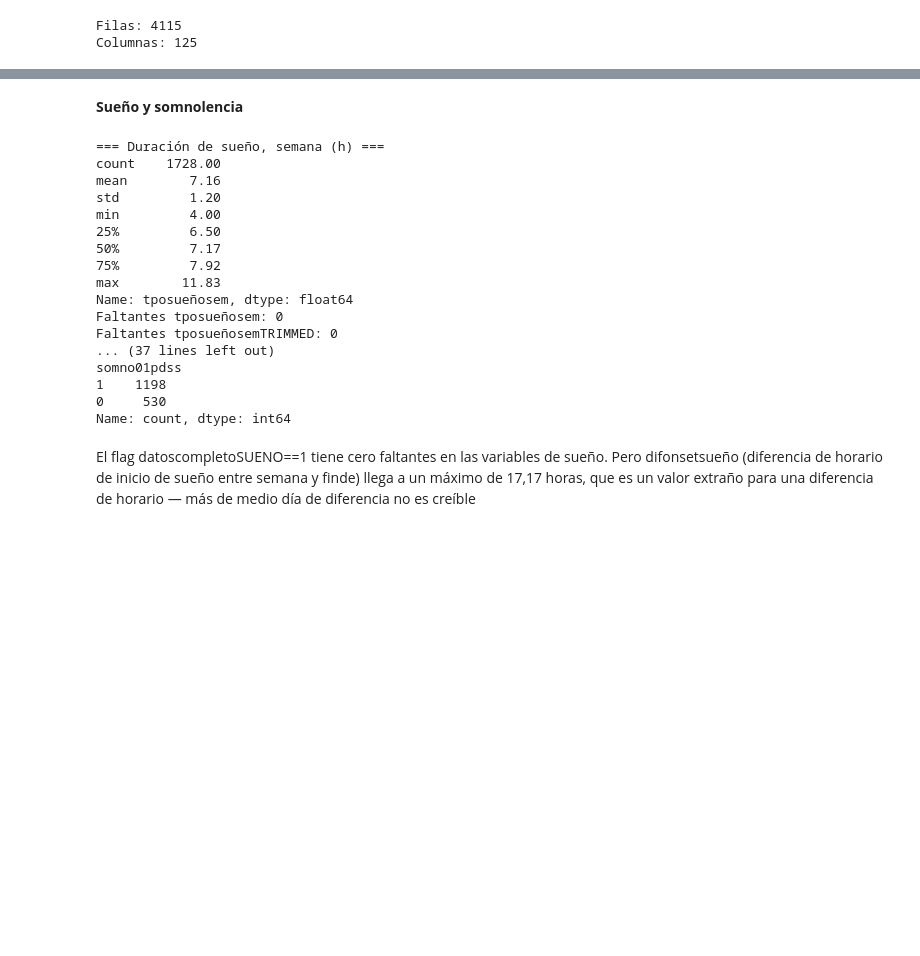
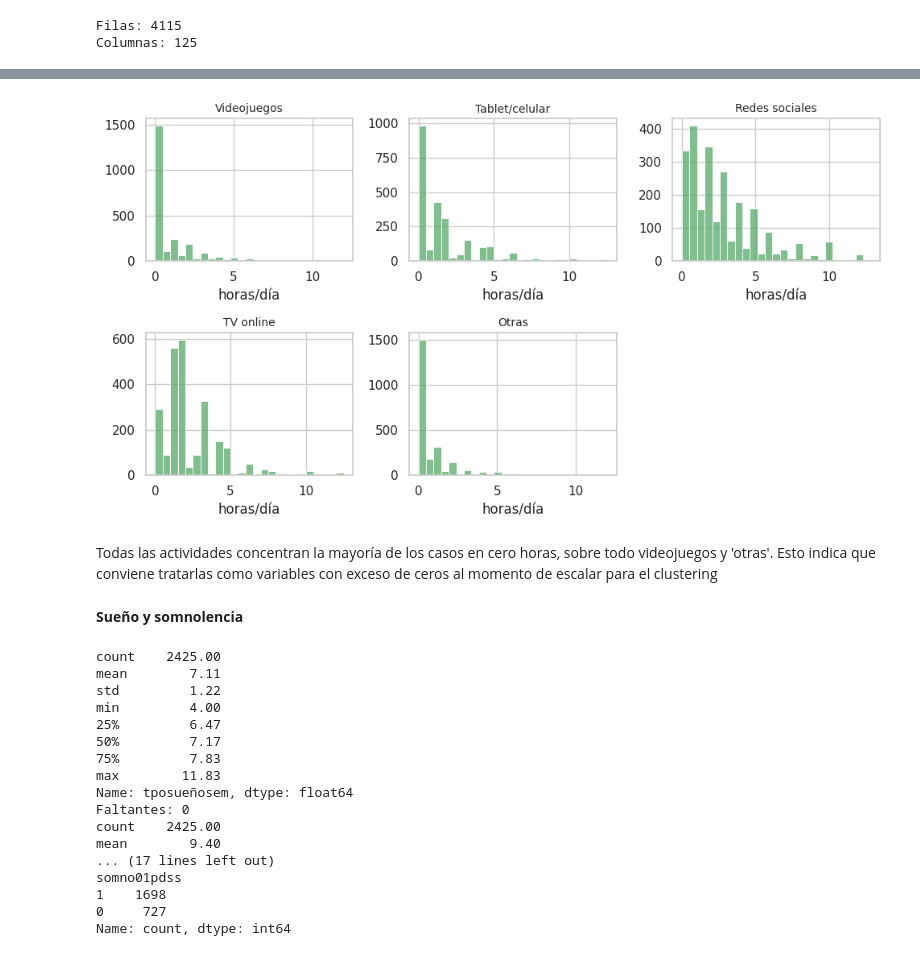
Before and after one commit to ChronosXV/Aprendizaje-Automatico, a Jupyter notebook: Aprendizaje_Automatico.ipynb, the cells around one changed output, grey strips where cells are left out. Saved outputs shown, nothing was run; the diff lists cells and outputs as text; code cells hidden in the pictures; blank space fills up the shorter version.

```diff
--- a/Aprendizaje_Automatico.ipynb
+++ b/Aprendizaje_Automatico.ipynb
@@ -508,53 +204,53 @@ La variable pantalla_total_final con 1.526 de 1.728 casos, sera la variable cent
+# %%
+NOMBRES = {
+    'tpovideojuegoshstrimmed': 'Videojuegos',
+    'tpojuegotabletcelhstrimmed': 'Tablet/celular',
+    'tporedeshstrimmed': 'Redes sociales',
+    'tpotvonlinehstrimeed': 'TV online',
+    'tpootrashstrimed': 'Otras',
+}
+
+fig, axes = plt.subplots(2, 3, figsize=(10, 5.5))
+for ax, c in zip(axes.ravel(), cols_pantalla):
+    sns.histplot(d[c].dropna(), bins=25, color='#55A868', ax=ax)
+    ax.set_title(NOMBRES[c], fontsize=10)
+    ax.set_xlabel('horas/día')
+    ax.set_ylabel('')
+
+axes.ravel()[-1].axis('off')  # el sexto panel queda vacío (son 5 componentes)
+plt.tight_layout()
+plt.show()
+# %% [output]
+[figure, added]
+# %% [markdown]
+Todas las actividades concentran la mayoría de los casos en cero horas, sobre todo videojuegos y 'otras'. Esto indica que conviene tratarlas como variables con exceso de ceros al momento de escalar para el clustering
 # %% [markdown]
 **Sueño y somnolencia**
 # %%
-criterio = (
-    (df['datoscompletoDEMOG'] == 1) &
-    (df['datoscompletoSUENO'] == 1) &
-    (df['datoscompletoPANTALLAS'] == 1) &
-    (df['excluFINAL'] == 1) &
-    (df['edad'] <= 18)
-)
-d = df[criterio].copy()
+# Sueño y somnolencia
+print(d['tposueñosem'].describe().round(2))
+print('Faltantes:', d['tposueñosem'].isna().sum())
 
-print('=== Duración de sueño, semana (h) ===')
-print(d['tposueñosem'].describe().round(2))
-print('Faltantes tposueñosem:', d['tposueñosem'].isna().sum())
-print('Faltantes tposueñosemTRIMMED:', d['tposueñosemTRIMMED'].isna().sum())
+print(d['tpofsueñosem'].describe().round(2))
+print('Faltantes:', d['tpofsueñosem'].isna().sum())
 
-print()
-print('=== Duración de sueño, fin de semana (h) ===')
-print(d['tpofsueñosem'].describe().round(2))
-print('Faltantes tpofsueñosem:', d['tpofsueñosem'].isna().sum())
-print('Faltantes tposueñofsemTRIMMED:', d['tposueñofsemTRIMMED'].isna().sum())
-
-print()
-print('=== Diferencia de horario de inicio de sueño (semana vs finde) ===')
-print(d['difonsetsueño'].describe().round(2))
-
-print()
-print('=== Puntaje de somnolencia (Resultado / PDSS) ===')
 print(d['Resultado'].describe().round(2))
-print()
-print('=== Indicador binario de somnolencia (somno01pdss) ===')
 print(d['somno01pdss'].value_counts(dropna=False))
 # %% [output]
-=== Duración de sueño, semana (h) ===
-count    1728.00
-mean        7.16
-std         1.20
+count    2425.00
+mean        7.11
+std         1.22
 min         4.00
-25%         6.50
+25%         6.47
 50%         7.17
-75%         7.92
+75%         7.83
 max        11.83
 Name: tposueñosem, dtype: float64
-Faltantes tposueñosem: 0
-Faltantes tposueñosemTRIMMED: 0
-... (37 lines left out)
+Faltantes: 0
+count    2425.00
+mean        9.40
+... (17 lines left out)
 somno01pdss
-1    1198
-0     530
+1    1698
+0     727
 Name: count, dtype: int64
-# %% [markdown]
-El flag datoscompletoSUENO==1 tiene cero faltantes en las variables de sueño. Pero difonsetsueño (diferencia de horario de inicio de sueño entre semana y finde) llega a un máximo de 17,17 horas, que es un valor extraño para una diferencia de horario — más de medio día de diferencia no es creíble
```
Also changed, not shown: parts of 83 cells of this notebook.
